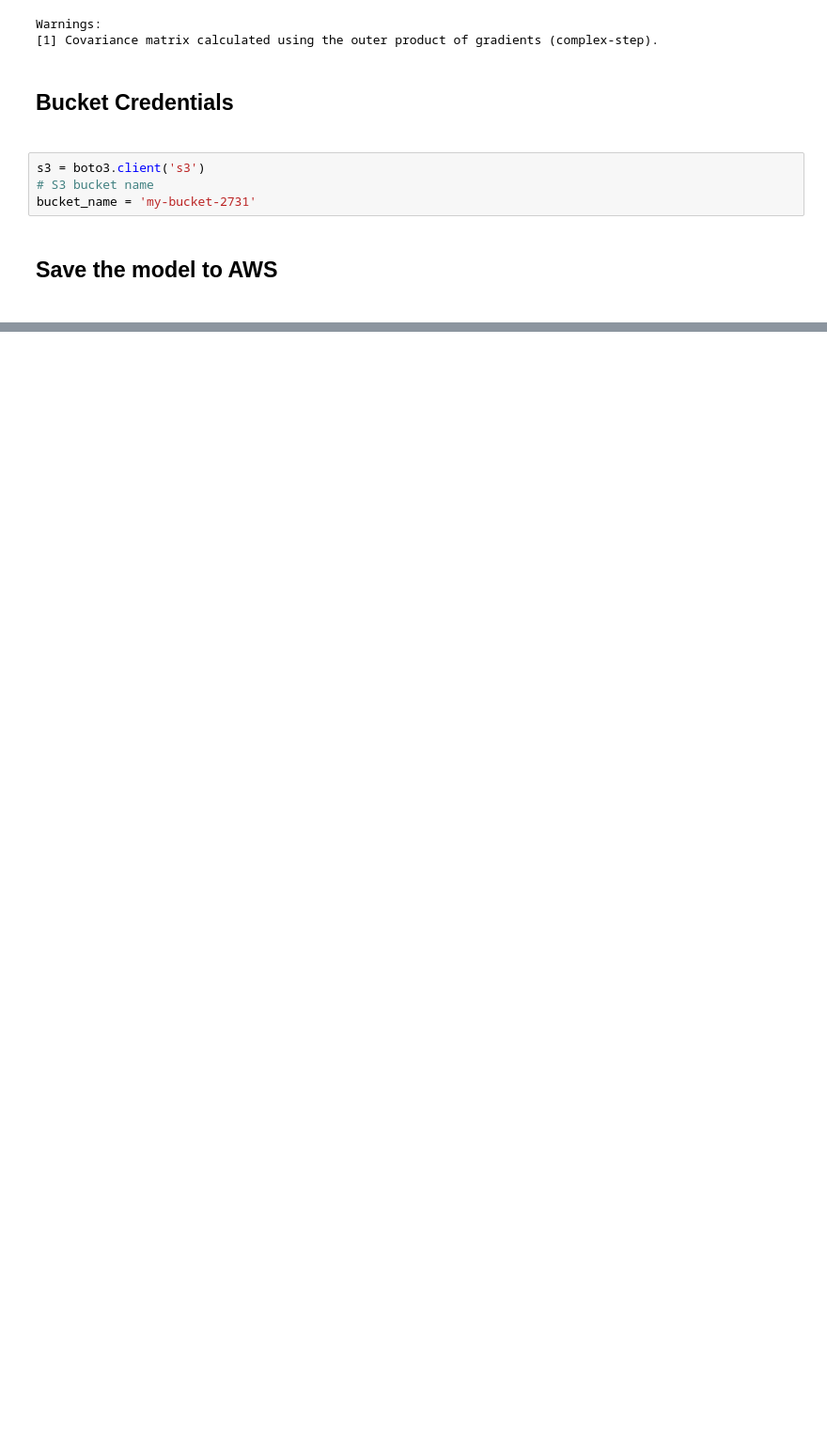
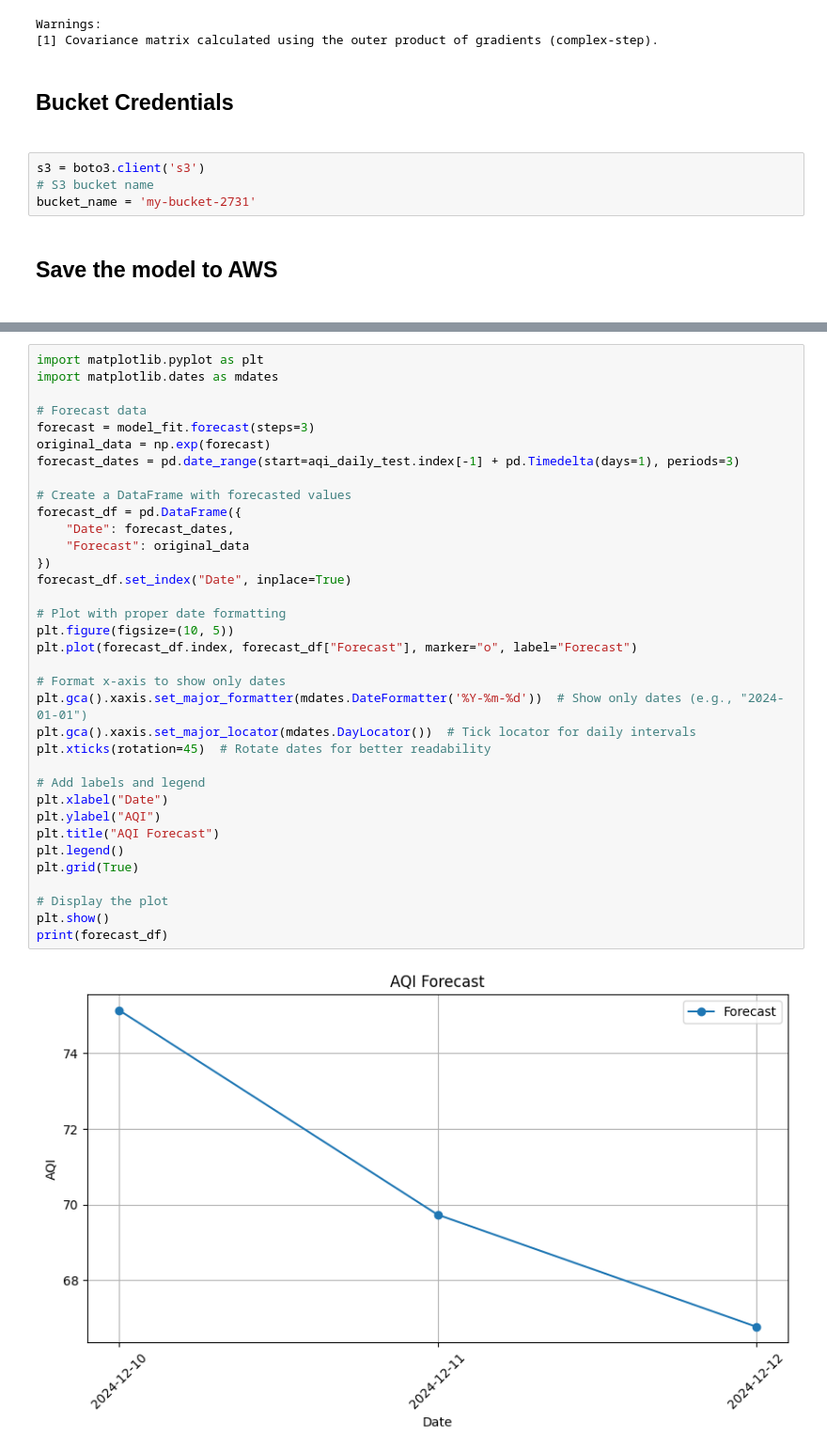
Before and after one commit to perviz822/AQI-predictor, a Jupyter notebook: training_pipeline.ipynb, the cells around one changed output, grey strips where cells are left out. Shown at 94% size. Saved outputs shown, nothing was run; the diff lists cells and outputs as text; blank space fills up the shorter version.

```diff
--- a/training_pipeline.ipynb
+++ b/training_pipeline.ipynb
@@ -374,0 +374,37 @@ Pickle file with metadata uploaded to S3 bucket 'my-bucket-2731' at 'model 2024-
+# %%
+import matplotlib.pyplot as plt
+import matplotlib.dates as mdates
+
+# Forecast data
+forecast = model_fit.forecast(steps=3)
+original_data = np.exp(forecast)
+forecast_dates = pd.date_range(start=aqi_daily_test.index[-1] + pd.Timedelta(days=1), periods=3)
+
+# Create a DataFrame with forecasted values
+forecast_df = pd.DataFrame({
+    "Date": forecast_dates,
+    "Forecast": original_data
+})
+forecast_df.set_index("Date", inplace=True)
+
+# Plot with proper date formatting
+plt.figure(figsize=(10, 5))
+plt.plot(forecast_df.index, forecast_df["Forecast"], marker="o", label="Forecast")
+
+# Format x-axis to show only dates
+plt.gca().xaxis.set_major_formatter(mdates.DateFormatter('%Y-%m-%d'))  # Show only dates (e.g., "2024-01-01")
+plt.gca().xaxis.set_major_locator(mdates.DayLocator())  # Tick locator for daily intervals
+plt.xticks(rotation=45)  # Rotate dates for better readability
+
+# Add labels and legend
+plt.xlabel("Date")
+plt.ylabel("AQI")
+plt.title("AQI Forecast")
+plt.legend()
+plt.grid(True)
+
+# Display the plot
+plt.show()
+print(forecast_df)
+# %% [output]
+[figure, added]
```
Also changed, not shown: parts of 16 cells of this notebook, 8 other files.
